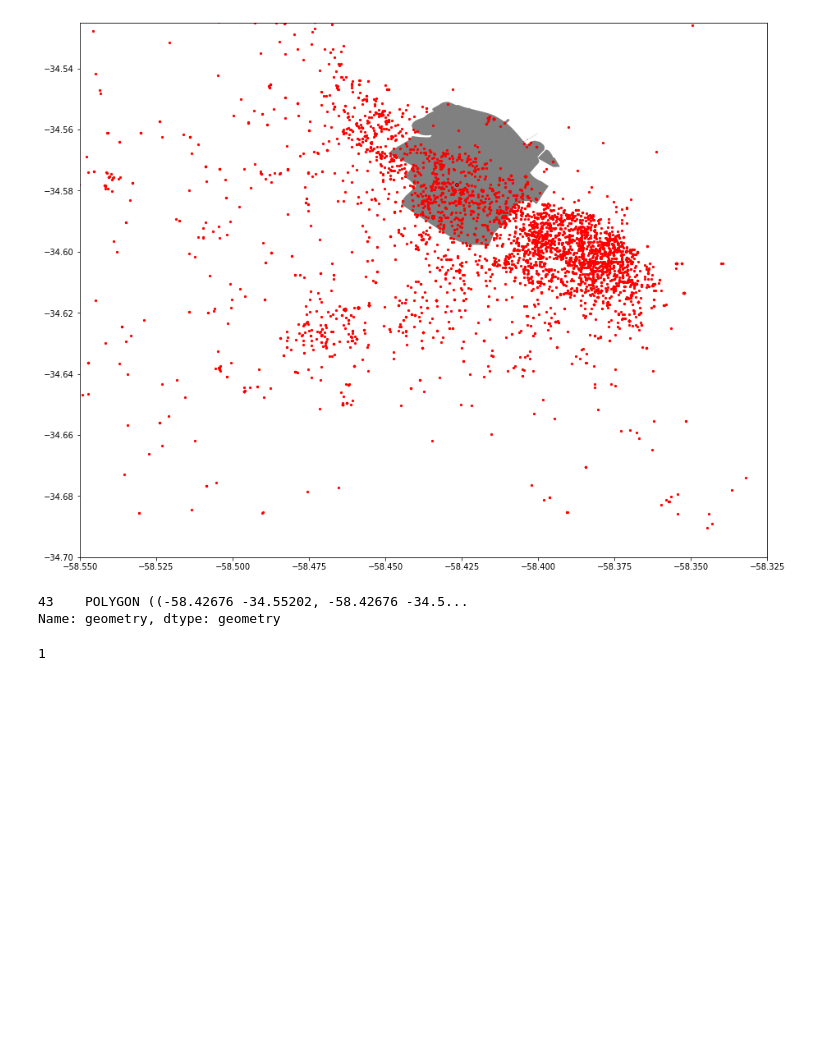
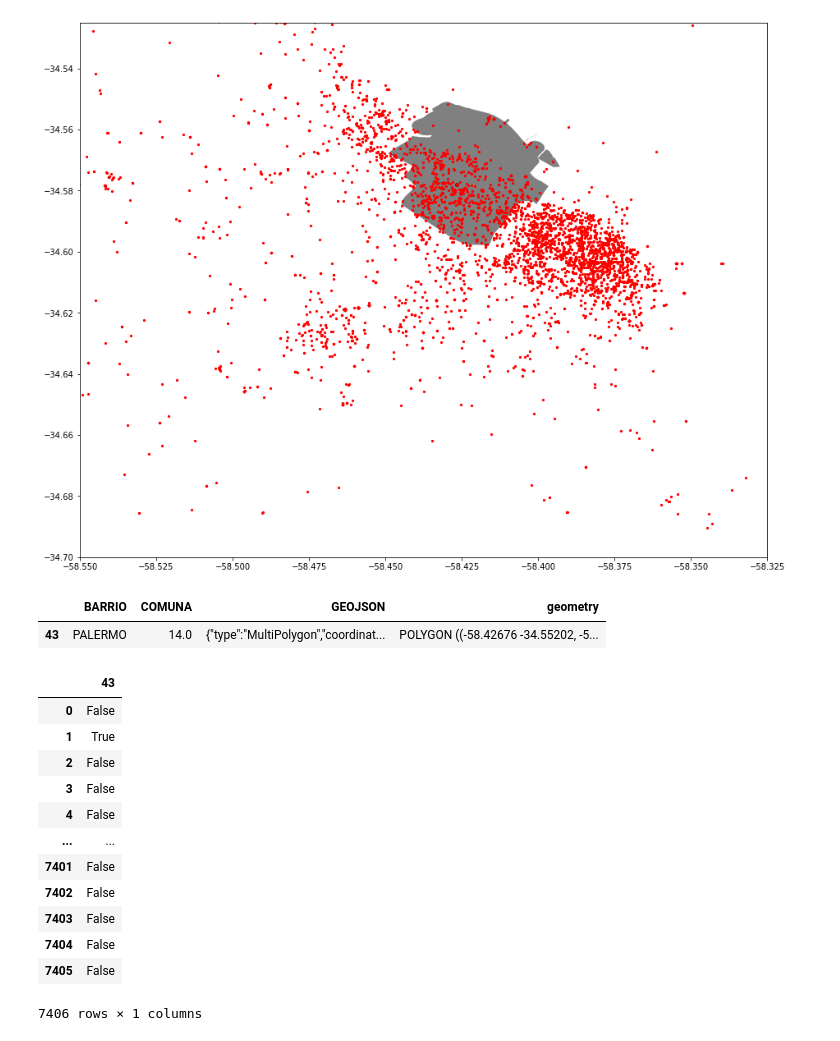
Before and after one commit to julietahocsman/goproject, a Jupyter notebook: notebooks/Polygon coordinates.ipynb, the cells around one changed output. Cells and saved outputs as stored; diff of their text form; code cells hidden in the pictures; blank space fills up the shorter version.

```diff
--- a/notebooks/Polygon coordinates.ipynb
+++ b/notebooks/Polygon coordinates.ipynb
@@ -71,16 +71,10 @@ ax.set_ylim([-34.700, -34.525])
 (-34.7, -34.525)
 [figure]
 # %%
-palermo = bsas_map.geometry
-reservas = gpd_data.geometry
-reservas_palermo = reservas.contains(palermo)
-coordinates_palermo = gpd_data.copy()
+palermo = bsas_map
+reservas = gpd_data[['geometry']]
+reservas_palermo = reservas.within(palermo)
+palermo
+# %% [output]
+|  | BARRIO | COMUNA | GEOJSON | geometry |
+| 43 | PALERMO | 14.0 | {"type":"MultiPolygon","coordinat... | POLYGON ((-58.42676 -34.55202, -5... |
-# %%
-palermo
-# %% [output]
-43    POLYGON ((-58.42676 -34.55202, -58.42676 -34.5...
-Name: geometry, dtype: geometry
-# %%
-reservas_palermo.nunique()
-# %% [output]
-1
@@ -86,0 +83,16 @@ reservas_palermo.nunique()
+# %%
+cond_reservas_palermo
+# %% [output]
+|  | 43 |
+| 0 | False |
+| 1 | True |
+| 2 | False |
+| 3 | False |
+| 4 | False |
+| ... | ... |
+| 7401 | False |
+| 7402 | False |
+| 7403 | False |
+| 7404 | False |
+| 7405 | False |
+7406 rows × 1 columns
```
Also changed, not shown: parts of 6 cells of this notebook.
